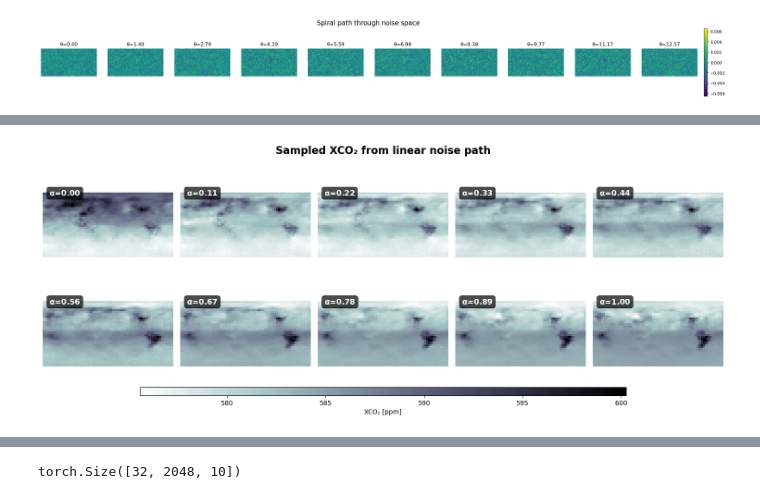
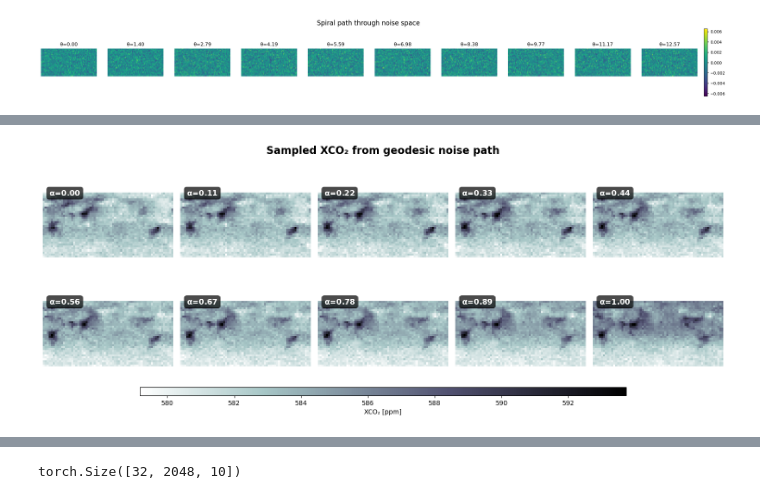
Before and after one commit to vitusbenson/neural_transport, a Jupyter notebook: neural_transport/flowmatching_dev/testScript.ipynb, the cells around one changed output, grey strips where cells are left out. Saved outputs shown, nothing was run; the diff lists cells and outputs as text; code cells hidden in the pictures.

```diff
--- a/neural_transport/flowmatching_dev/testScript.ipynb
+++ b/neural_transport/flowmatching_dev/testScript.ipynb
@@ -379,6 +379,8 @@ NeuralTransport(
 )
 # %%
 flow_model = transport_model.model
+# %%
+flow_model.step_size = 1
 # %%
 dl_val = dset.val_dataloader()
 batch_val = next(iter(dl_val))
@@ -1268,7 +1343,7 @@ def iterative_generate(
 
     return ds_all
 # %%
-n_samples = 32
+n_samples = 10 # 32
 
 outpath = Path("test_preds")
 ds_all = iterative_generate(
@@ -1310,19 +1378,19 @@ FrozenMappingWarningOnValuesAccess({'level': 10, 'lat': 32, 'lon': 64, 'time': 1
 # %%
 # noise_list = torch.linspace(0, 4*torch.pi, n_samples) # angles
 # param_name = "$\\mathbf{\\theta}$"
 noise_list = torch.linspace(0, 1, n_samples) # alphas
 param_name = "$\\mathbf{\\alpha}$"
 
 plot_specific_noise_samples(
     ds_all,
     var="co2massmix",
     params=noise_list,
     param_name=param_name,
-    title="Sampled XCO₂ from linear noise path",
+    title="Sampled XCO₂ from geodesic noise path",
     savefig=True,
-    filename="noise_samples_surface_linear.png")
+    filename="noise_samples_surface_geodesic.png")
 # %% [output]
-[figure, old version]
+[figure, new version]
 # %%
 ds_slice = ds_all["co2massmix"].isel(level=0)
 
```
Also changed, not shown: parts of 15 cells of this notebook, 4 other files.
